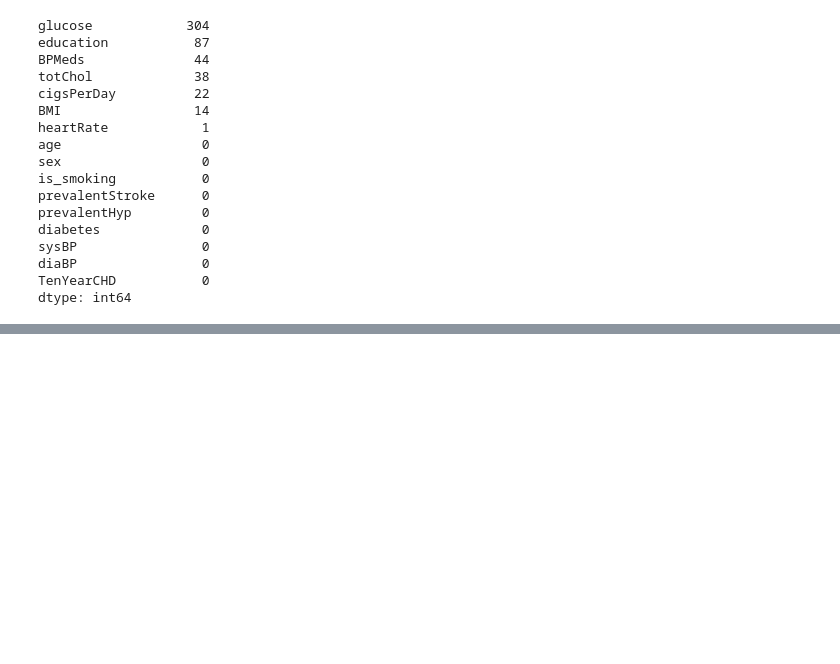
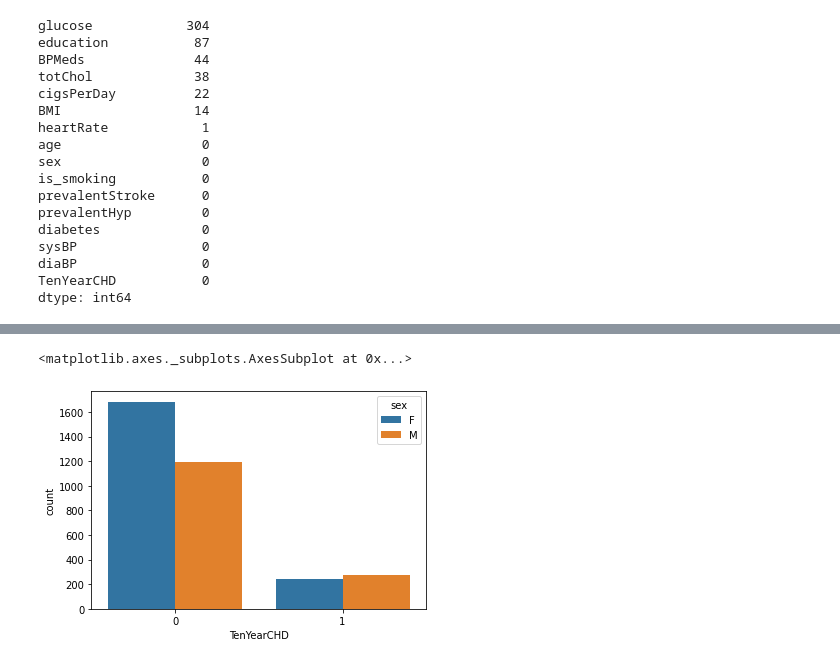
Before and after one commit to shksuraj/Capstone-project-ML-classification, a Jupyter notebook: Copy_of_Untitled26.ipynb, the cells around one changed output, grey strips where cells are left out. Cells and saved outputs as stored; diff of their text form; code cells hidden in the pictures; blank space fills up the shorter version.

```diff
--- a/Copy_of_Untitled26.ipynb
+++ b/Copy_of_Untitled26.ipynb
@@ -108,0 +183,7 @@ dtype: int64
+# %%
+# count of males and females having heart disease
+# count plot on two categorical variable
+sns.countplot(x ='TenYearCHD', hue = "sex", data = df)
+# %% [output]
+<matplotlib.axes._subplots.AxesSubplot at 0x...>
+[figure, added]
```
Also changed, not shown: parts of 15 cells of this notebook.
